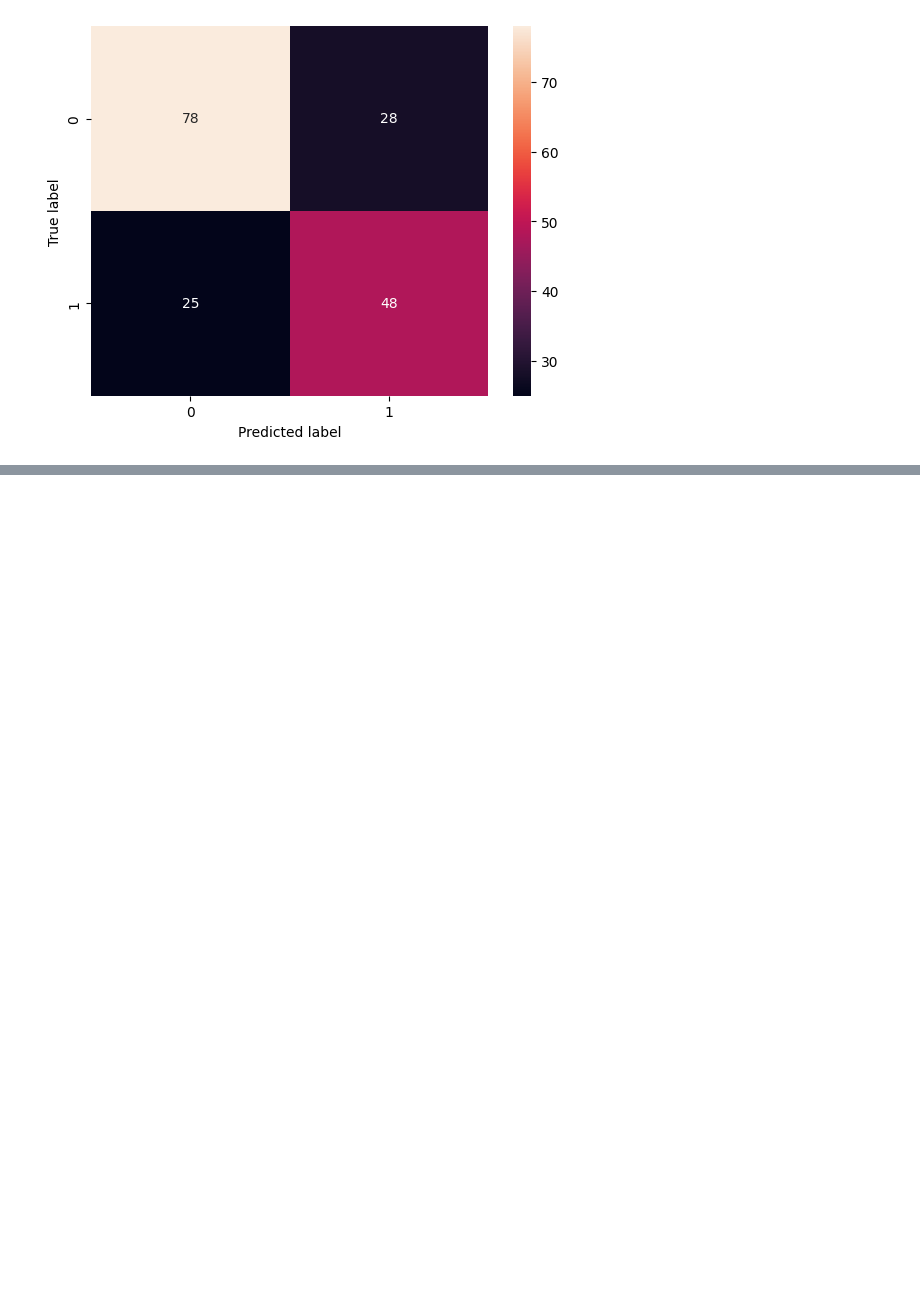
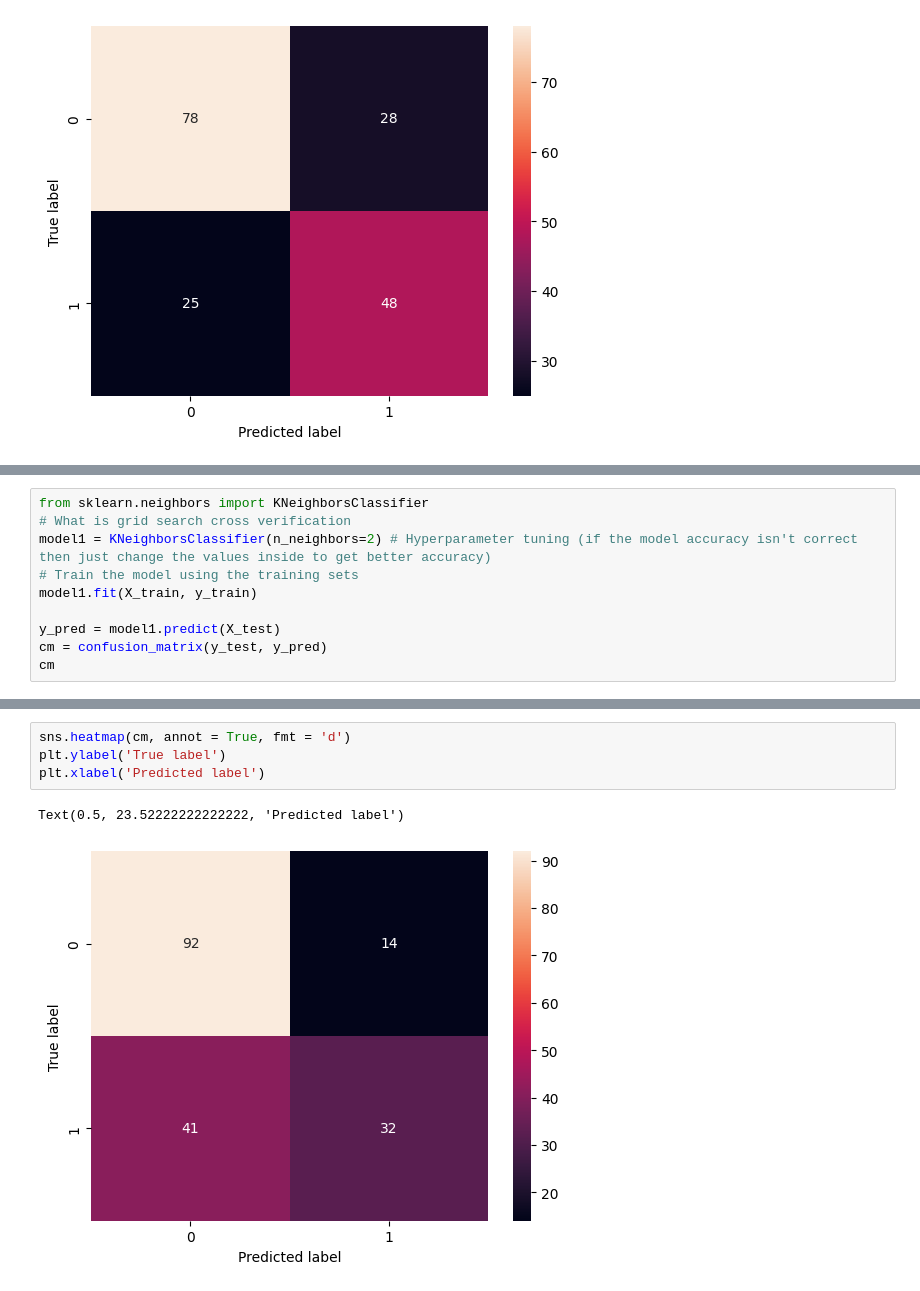
Before and after one commit to SheikhUsmanJaved/Learning-Python-for-Data-Science, a Jupyter notebook: day_19/decision_tree.ipynb, the cells around one changed output, grey strips where cells are left out. Saved outputs shown, nothing was run; the diff lists cells and outputs as text; blank space fills up the shorter version.

```diff
--- a/day_19/decision_tree copy.ipynb
+++ b/day_19/decision_tree.ipynb
@@ -132,0 +135,10 @@ Text(0.5, 23.52222222222222, 'Predicted label')
+# %%
+from sklearn.neighbors import KNeighborsClassifier
+# What is grid search cross verification
+model1 = KNeighborsClassifier(n_neighbors=2) # Hyperparameter tuning (if the model accuracy isn't correct then just change the values inside to get better accuracy)
+# Train the model using the training sets
+model1.fit(X_train, y_train)
+
+y_pred = model1.predict(X_test)
+cm = confusion_matrix(y_test, y_pred)
+cm
@@ -132,0 +160,7 @@ Text(0.5, 23.52222222222222, 'Predicted label')
+# %%
+sns.heatmap(cm, annot = True, fmt = 'd')
+plt.ylabel('True label')
+plt.xlabel('Predicted label')
+# %% [output]
+Text(0.5, 23.52222222222222, 'Predicted label')
+[figure, added]
```
Also changed, not shown: parts of 3 cells of this notebook.
